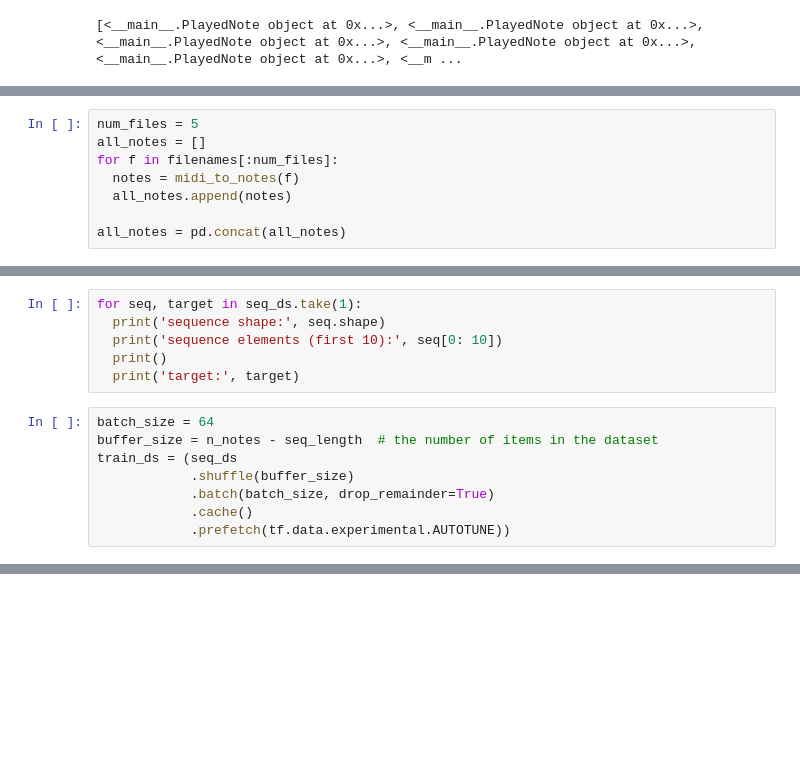
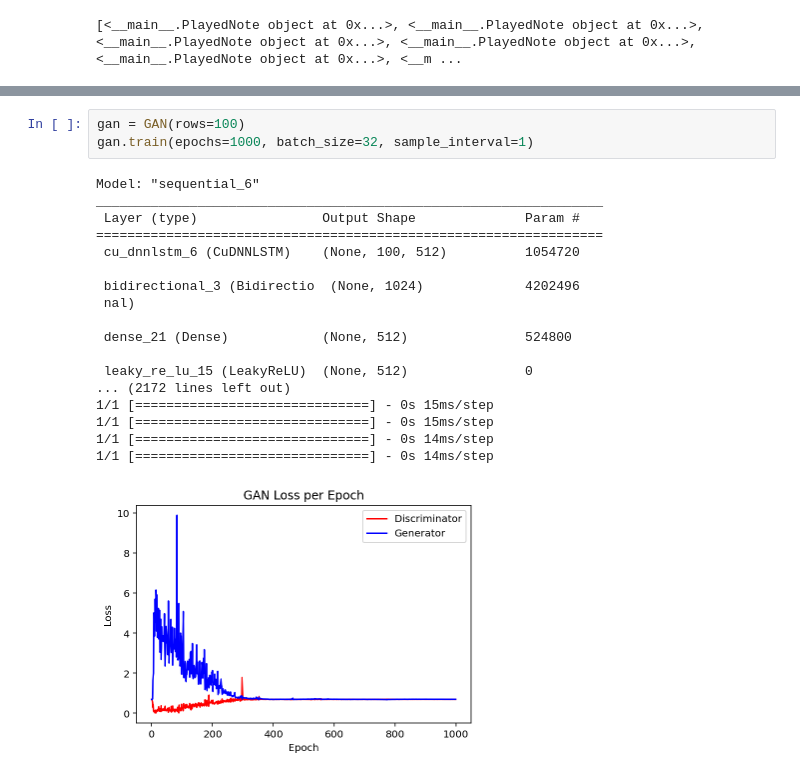
Before and after one commit to SliwinskaM/Music-Generation, a Jupyter notebook: ArtChallenge.ipynb, the cells around one changed output, grey strips where cells are left out. Drawn from its saved outputs; the diff is of its cells as text; blank space fills up the shorter version.

```diff
--- a/ArtChallenge.ipynb
+++ b/ArtChallenge.ipynb
@@ -575,8 +341,0 @@ AttributeError: type object 'str' has no attribute 'punctuation'
-# %%
-num_files = 5
-all_notes = []
-for f in filenames[:num_files]:
-  notes = midi_to_notes(f)
-  all_notes.append(notes)
-
-all_notes = pd.concat(all_notes)
@@ -628,14 +341,0 @@ seq_ds.element_spec
-# %%
-for seq, target in seq_ds.take(1):
-  print('sequence shape:', seq.shape)
-  print('sequence elements (first 10):', seq[0: 10])
-  print()
-  print('target:', target)
-# %%
-batch_size = 64
-buffer_size = n_notes - seq_length  # the number of items in the dataset
-train_ds = (seq_ds
-            .shuffle(buffer_size)
-            .batch(batch_size, drop_remainder=True)
-            .cache()
-            .prefetch(tf.data.experimental.AUTOTUNE))
@@ -643,0 +630,22 @@ train_ds.element_spec
+# %%
+gan = GAN(rows=100)
+gan.train(epochs=1000, batch_size=32, sample_interval=1)
+# %% [output]
+Model: "sequential_6"
+_________________________________________________________________
+ Layer (type)                Output Shape              Param #
+=================================================================
+ cu_dnnlstm_6 (CuDNNLSTM)    (None, 100, 512)          1054720
+
+ bidirectional_3 (Bidirectio  (None, 1024)             4202496
+ nal)
+
+ dense_21 (Dense)            (None, 512)               524800
+
+ leaky_re_lu_15 (LeakyReLU)  (None, 512)               0
+... (2172 lines left out)
+1/1 [==============================] - 0s 15ms/step
+1/1 [==============================] - 0s 15ms/step
+1/1 [==============================] - 0s 14ms/step
+1/1 [==============================] - 0s 14ms/step
+[figure, added]
```
Also changed, not shown: parts of 45 cells of this notebook.
